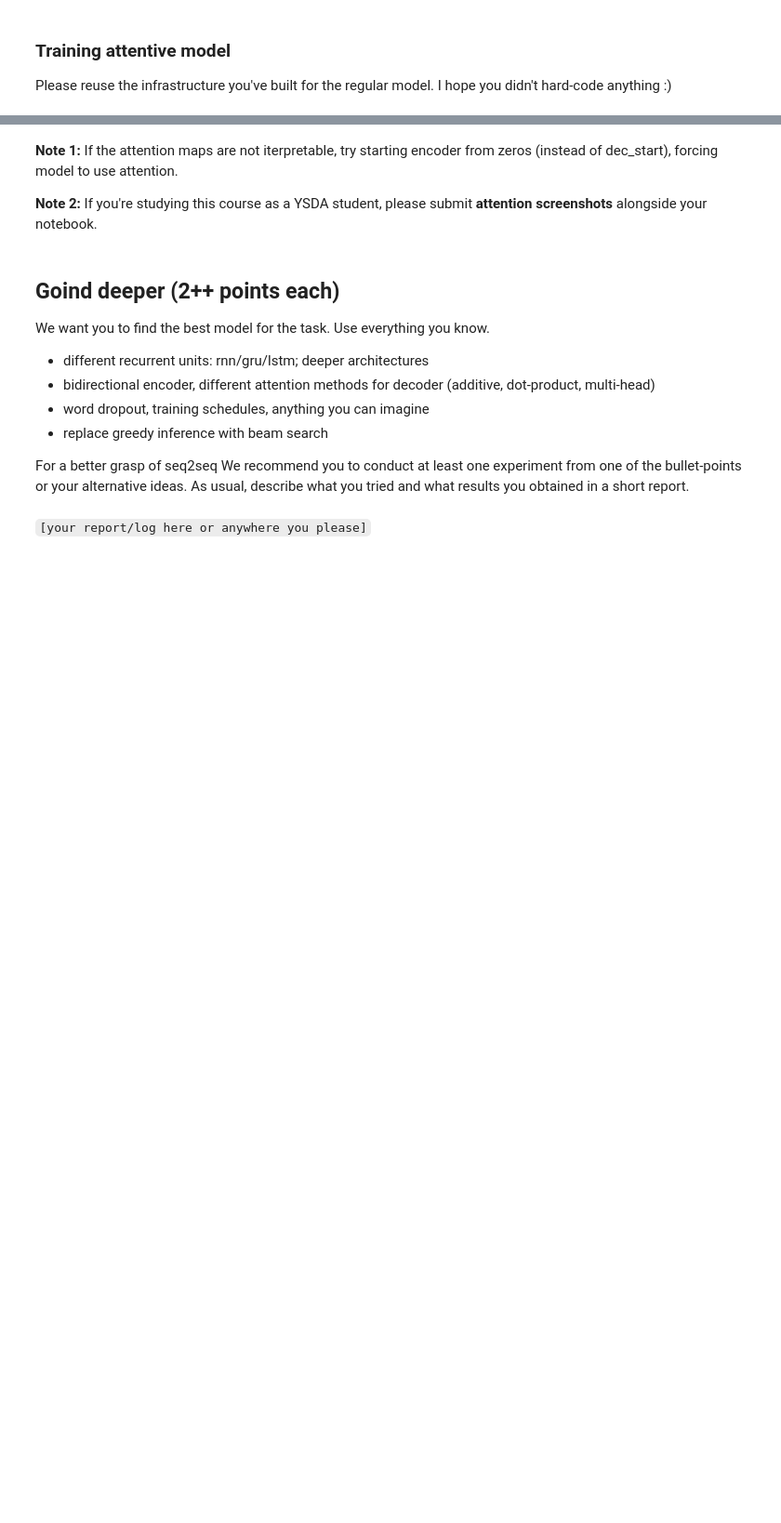
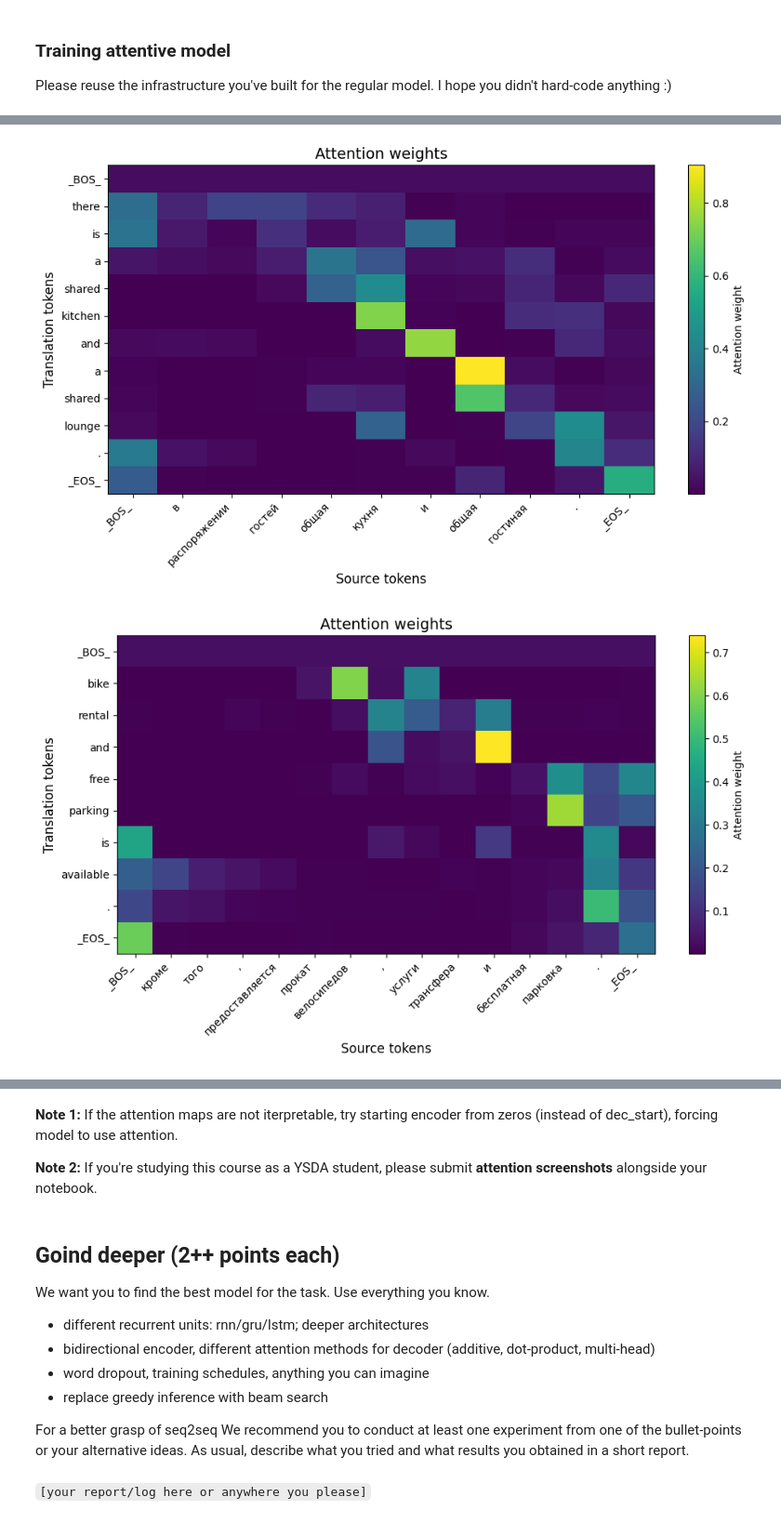
Before and after one commit to L0veR1ck/nlp_course, a Jupyter notebook: week03_attention/new_practice_and_homework.ipynb, the cells around one changed output, grey strips where cells are left out. Shown at 93% size. Cells and saved outputs as stored; diff of their text form; code cells hidden in the pictures; blank space fills up the shorter version.

```diff
--- a/week03_attention/new_practice_and_homework.ipynb
+++ b/week03_attention/new_practice_and_homework.ipynb
@@ -428,3 +429,5 @@ assert np.mean(metrics["dev_bleu"][-10:], axis=0)[1] > 15, (
+# %%
+model = torch.load("base_model.pickle", weights_only=False)
 # %%
 for inp_line, trans_line in zip(
     dev_inp[::500], model.translate_lines(dev_inp[::500])[0]
@@ -633,3 +639,5 @@ assert np.mean(metrics["dev_bleu"][-10:], axis=0)[1] > 20, (
+# %%
+model = torch.load("attentive_model.pickle", weights_only=False)
 # %% [markdown]
 ### Visualizing model attention (2 points)
 
@@ -679,3 +651,27 @@ def draw_attention(inp_line, translation, probs):
+# %%
+def draw_attention(inp_line, translation, probs):
+    """An intentionally ambiguous function to visualize attention weights"""
+    inp_tokens = inp_voc.tokenize(inp_line)
+    trans_tokens = out_voc.tokenize(translation)
+    probs = probs[: len(trans_tokens), : len(inp_tokens)]
+
+    fig, ax = plt.subplots(figsize=(max(10, len(inp_tokens) * 0.5), max(6, len(trans_tokens) * 0.3)))
+
+    im = ax.imshow(probs, cmap='viridis', aspect='auto')
+
+    ax.set_xticks(np.arange(len(inp_tokens)))
+    ax.set_yticks(np.arange(len(trans_tokens)))
+    ax.set_xticklabels(inp_tokens, rotation=45, ha='right')
+    ax.set_yticklabels(trans_tokens)
+
+    ax.set_xlabel('Source tokens', fontsize=12)
+    ax.set_ylabel('Translation tokens', fontsize=12)
+    ax.set_title('Attention weights', fontsize=14)
+
+    plt.colorbar(im, ax=ax, label='Attention weight')
+
+    plt.tight_layout()
+    plt.show()
 # %%
 print("Source:")
 print("\n".join([line for line in train_inp[:3]]))
@@ -691,8 +697,11 @@ trans, states = model.translate_lines(inp)
 # select attention probs from model state (you may need to change this for your custom model)
 # attention_probs below must have shape [batch_size, translation_length, input_length], extracted from states
 # e.g. if attention probs are at the end of each state, use np.stack([state[-1] for state in states], axis=1)
-attention_probs = <YOUR CODE>
+attention_probs = np.stack([states[0][-1]] + [state[-1].detach().cpu().numpy() for state in states[1:]], axis=1)
 # %%
 for i in range(5):
-    draw_attention(inp[i], trans[i], attention_probs[:, i])
+    draw_attention(inp[i], trans[i], attention_probs[i])
 # Does it look fine already? don't forget to save images for anytask!
+# %% [output]
+[figure, added]
+[figure, added]
```
Also changed, not shown: parts of 17 cells of this notebook, 9 other files.
